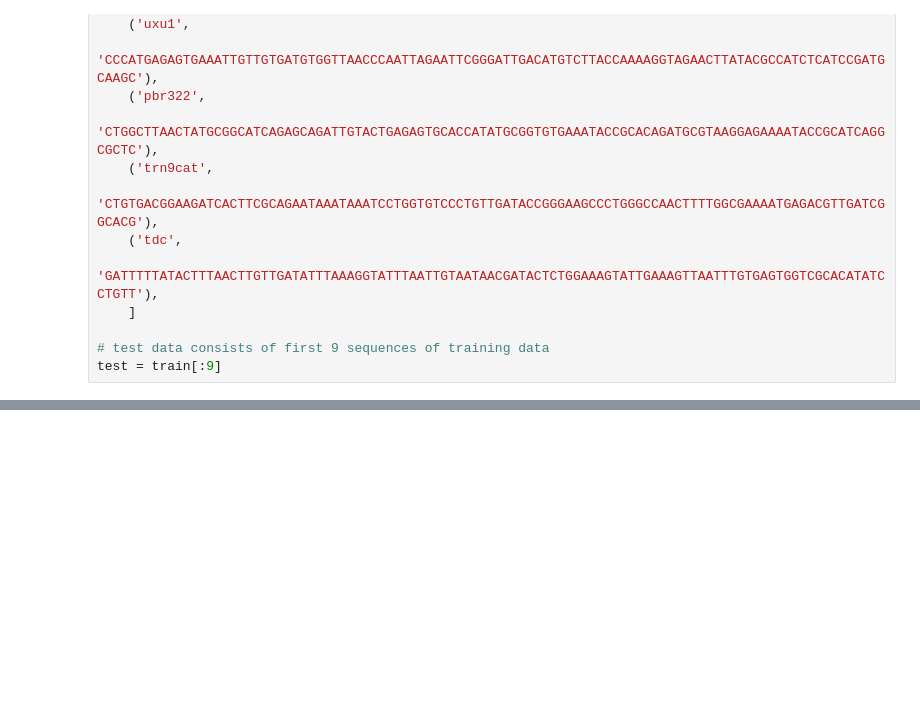
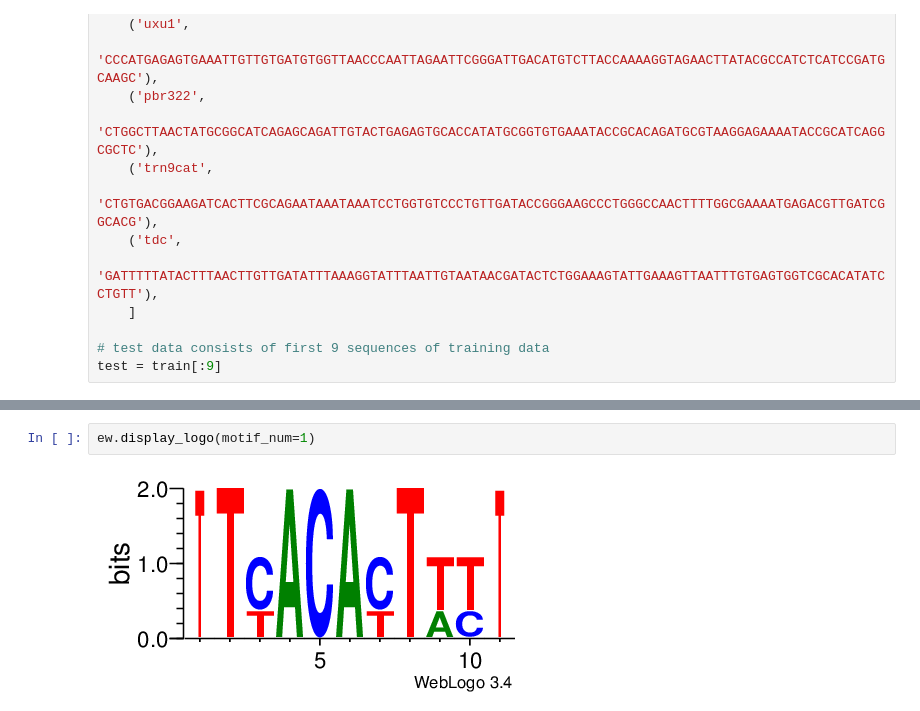
Before and after one commit to fabriziocosta/pyMotif, a Jupyter notebook: eden_example.ipynb, the cells around one changed output, grey strips where cells are left out. Cells and saved outputs as stored; diff of their text form; blank space fills up the shorter version.

Commit message:
Eden supports MA & WL, more examples eden, Motif Extraction notebook updated for Meme

```diff
--- a/eden_example.ipynb
+++ b/eden_example.ipynb
@@ -184,0 +220,4 @@ ew2.fit_transform(seqs=train)
+# %%
+ew.display_logo(motif_num=1)
+# %% [output]
+[figure, added]
```
Also changed, not shown: parts of 18 cells of this notebook, 4 other files.
